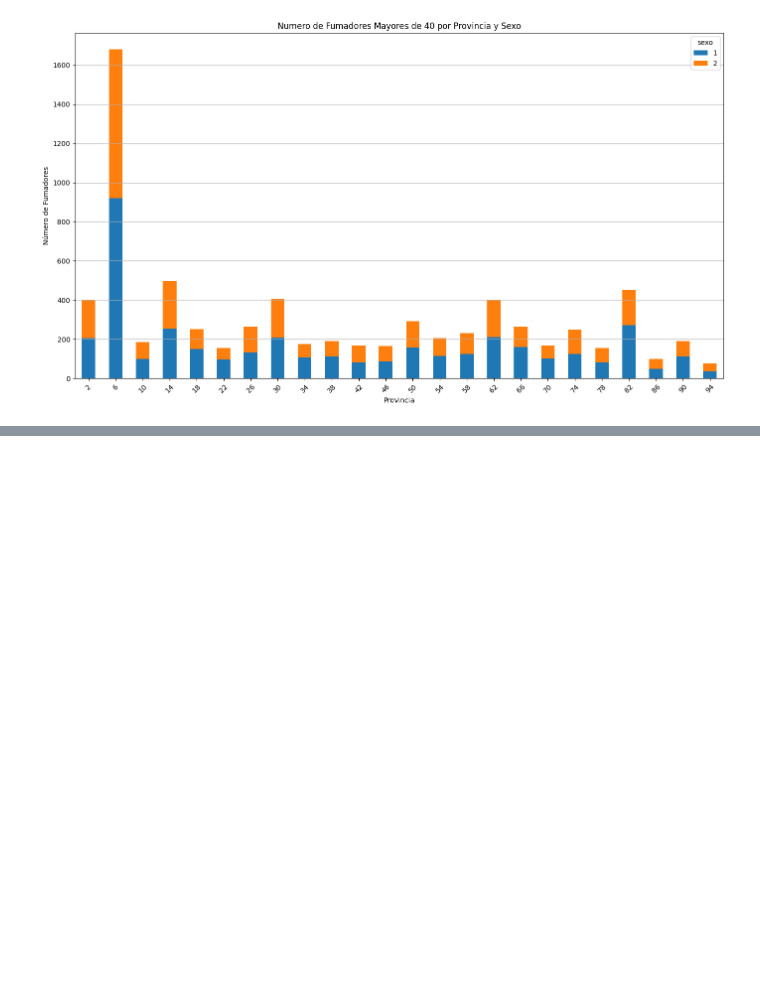
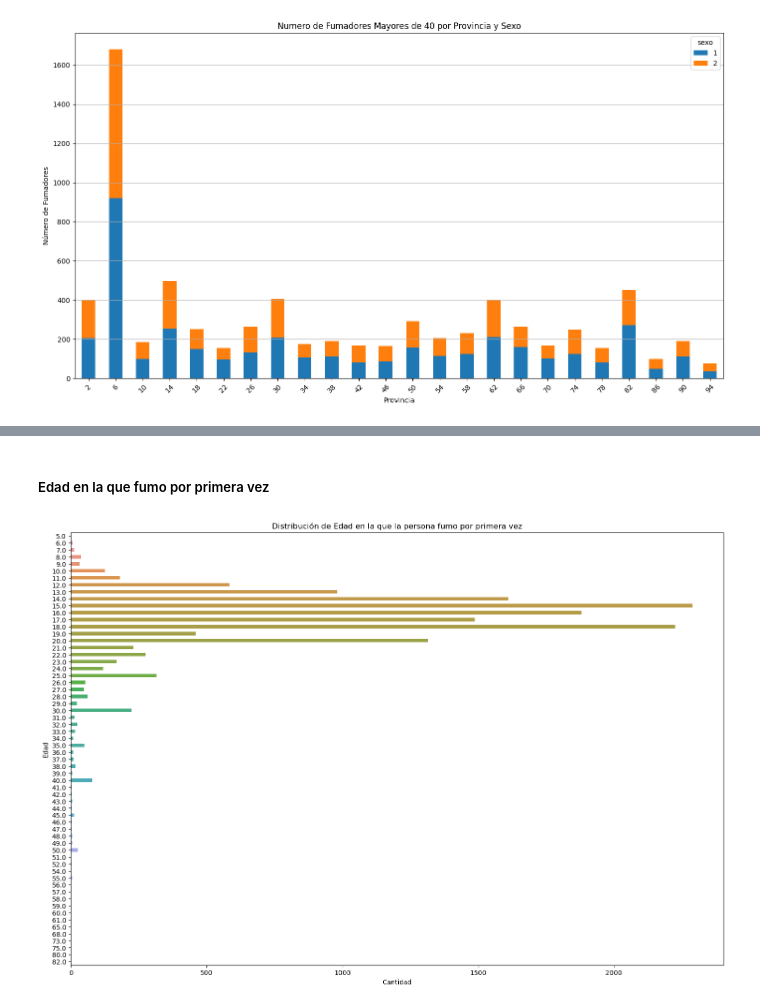
Before and after one commit to Data-Science-YPF/factores_riesgo, a Jupyter notebook: analisisBD.ipynb, the cells around one changed output, grey strips where cells are left out. Drawn from its saved outputs; the diff is of its cells as text; code cells hidden in the pictures; blank space fills up the shorter version.

Commit message:
Agrego analisis exploratorio de tabaquismo y graficos

```diff
--- a/analisisBD.ipynb
+++ b/analisisBD.ipynb
@@ -648,0 +753,16 @@ plt.show()
+# %% [markdown]
+##### Edad en la que fumo por primera vez
+# %%
+# Edad en la que fumo por primera vez - Variable numerica discreta
+
+# Configurar el tamaño de la figura
+plt.figure(figsize=(18, 12))
+
+
+sns.countplot(y=tabaquismo['edad_fuma_primera_vez'], width=0.5)
+plt.title('Distribución de Edad en la que la persona fumo por primera vez')
+plt.xlabel('Cantidad')
+plt.ylabel('Edad')
+plt.show()
+# %% [output]
+[figure, added]
```
Also changed, not shown: parts of 15 cells of this notebook, 2 other files.
